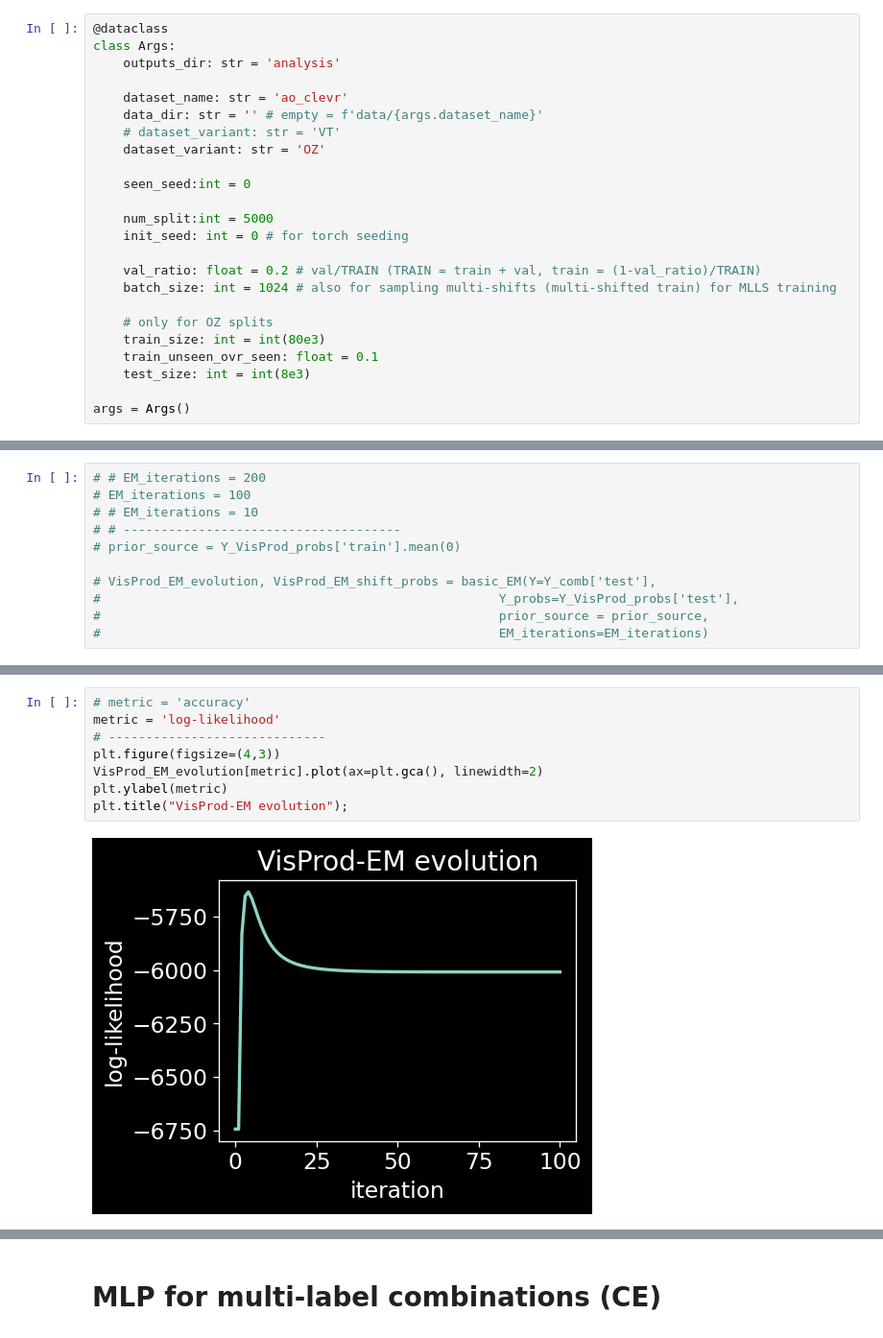
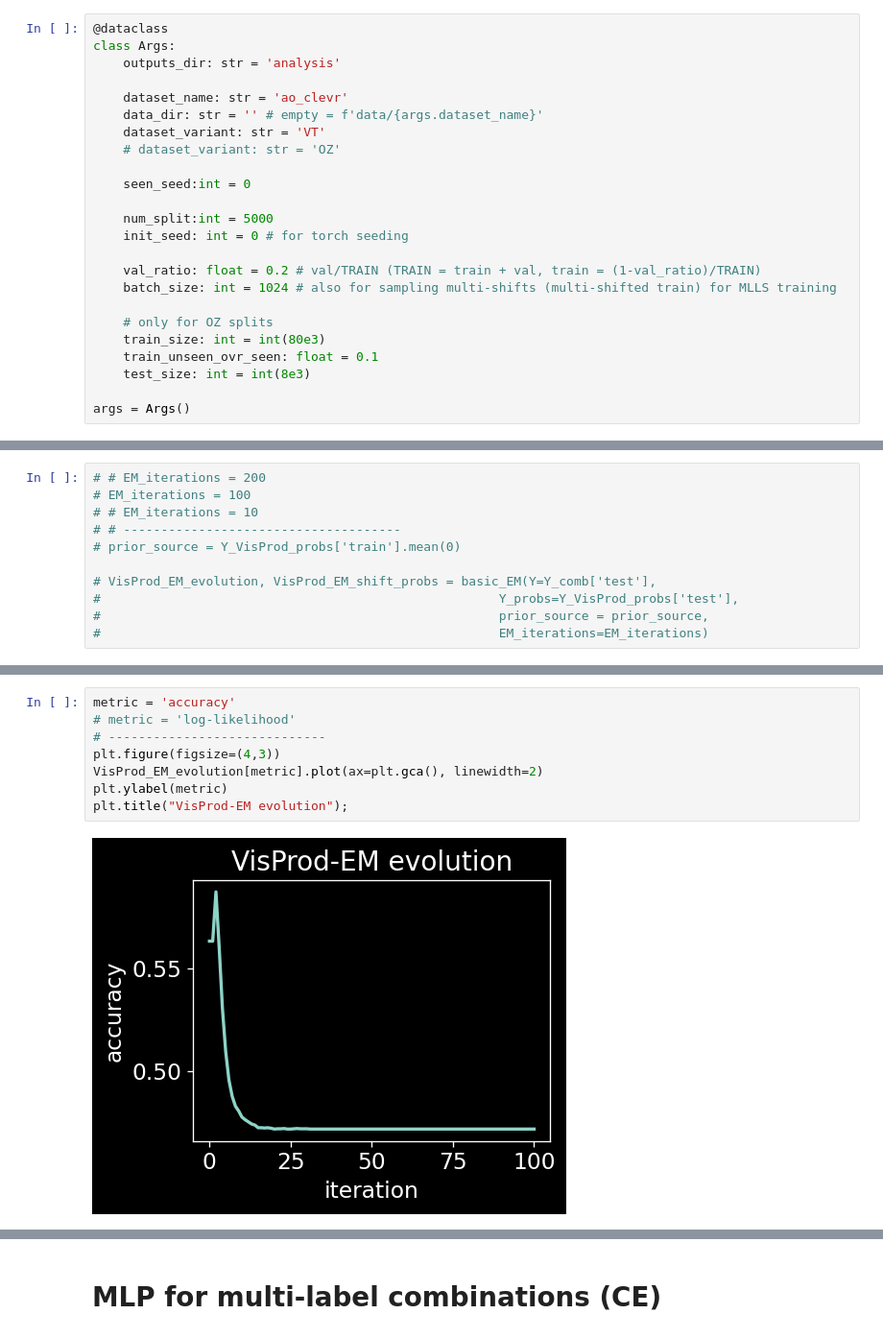
Before and after one commit to Ozziko/causal_comp, a Jupyter notebook: MLLS_BCE_VisProd.ipynb, the cells around one changed output, grey strips where cells are left out. Shown: that part at 96% size. Drawn from its saved outputs; the diff is of its cells as text.

```diff
--- a/MLLS_BCE_VisProd.ipynb
+++ b/MLLS_BCE_VisProd.ipynb
@@ -55,8 +55,8 @@ class Args:
 
     dataset_name: str = 'ao_clevr'
     data_dir: str = '' # empty = f'data/{args.dataset_name}'
-    # dataset_variant: str = 'VT'
-    dataset_variant: str = 'OZ'
+    dataset_variant: str = 'VT'
+    # dataset_variant: str = 'OZ'
 
     seen_seed:int = 0
 
@@ -1018,13 +1001,13 @@ array([0.07812465, 0.0117887 , 0.07509651, 0.07371208, 0.09341298,
 # %%
-# metric = 'accuracy'
-metric = 'log-likelihood'
+metric = 'accuracy'
+# metric = 'log-likelihood'
 # -----------------------------
 plt.figure(figsize=(4,3))
 VisProd_EM_evolution[metric].plot(ax=plt.gca(), linewidth=2)
 plt.ylabel(metric)
 plt.title("VisProd-EM evolution");
 # %% [output]
-[figure, old version]
+[figure, new version]
 # %%
 Y_VisProdEM_preds = VisProd_EM_shift_probs.argmax(1)
 Y_VisProdEM_preds
```
Also changed, not shown: parts of 17 cells of this notebook, 1 other file.
